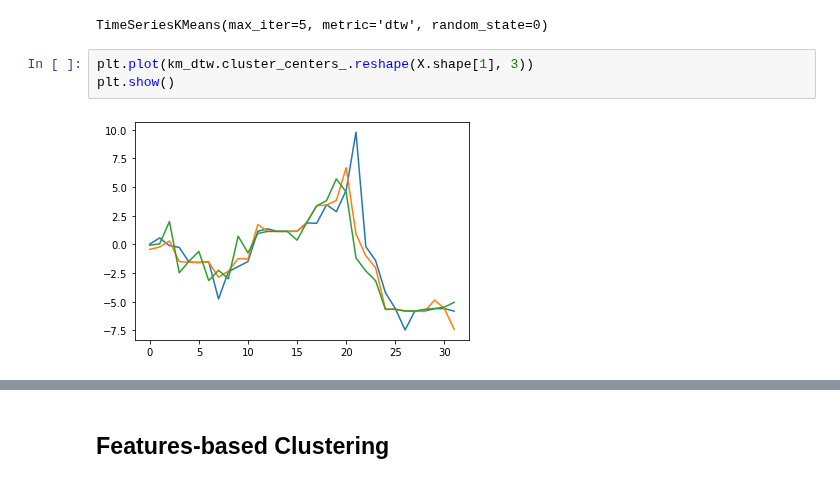
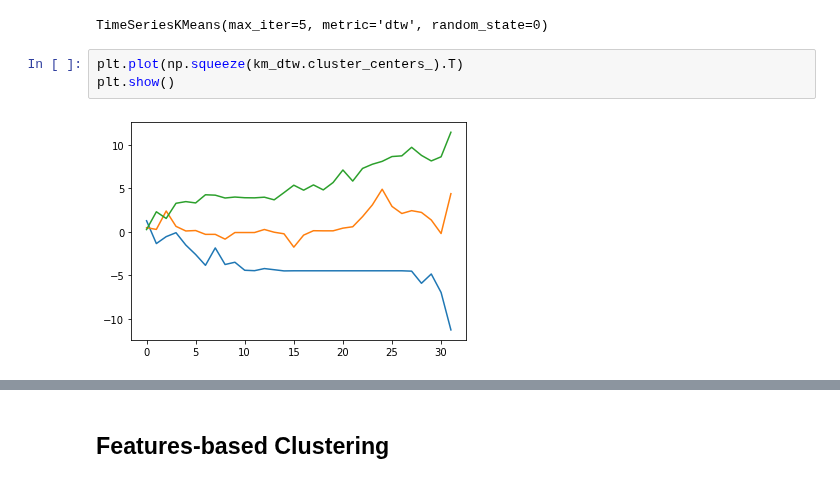
Before and after one commit to cri98li/Data-Mining-2-Project-ts-classification, a Jupyter notebook: notebooks lezione/11_time_series_sim_appr_clus.ipynb, the cells around one changed output, grey strips where cells are left out. Drawn from its saved outputs; the diff is of its cells as text.

```diff
--- a/notebooks lezione/11_time_series_sim_appr_clus.ipynb
+++ b/notebooks lezione/11_time_series_sim_appr_clus.ipynb
@@ -562,10 +570,10 @@ km_dtw.fit(X)
 # %% [output]
 TimeSeriesKMeans(max_iter=5, metric='dtw', random_state=0)
 # %%
-plt.plot(km_dtw.cluster_centers_.reshape(X.shape[1], 3))
+plt.plot(np.squeeze(km_dtw.cluster_centers_).T)
 plt.show()
 # %% [output]
-[figure, old version]
+[figure, new version]
 # %%
 km_dtw.labels_
 # %% [output]
```
Also changed, not shown: parts of 8 cells of this notebook, 6 other files.
